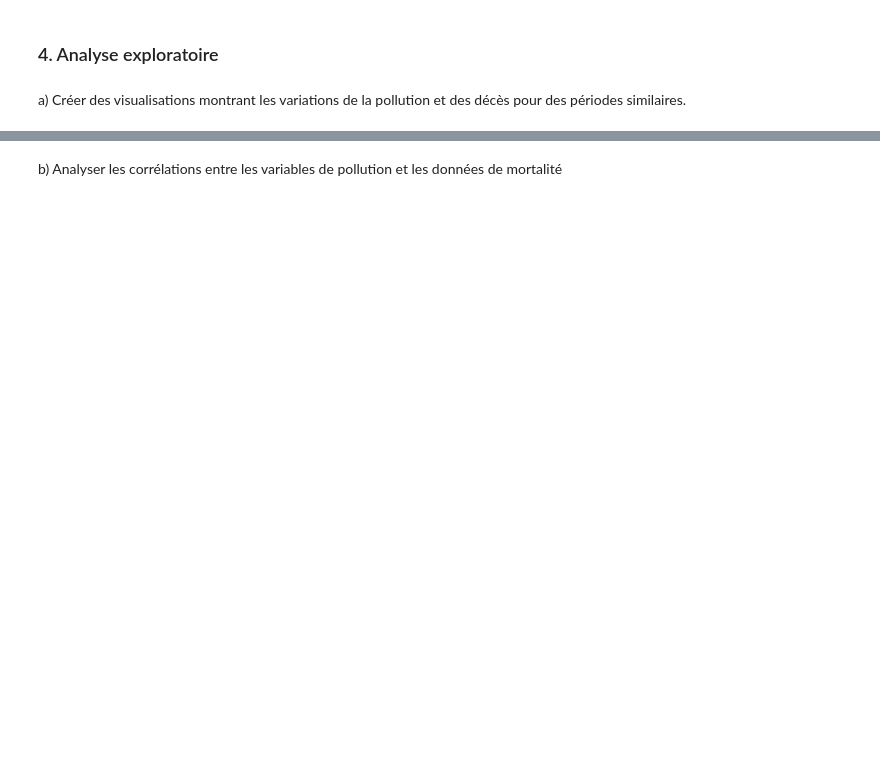
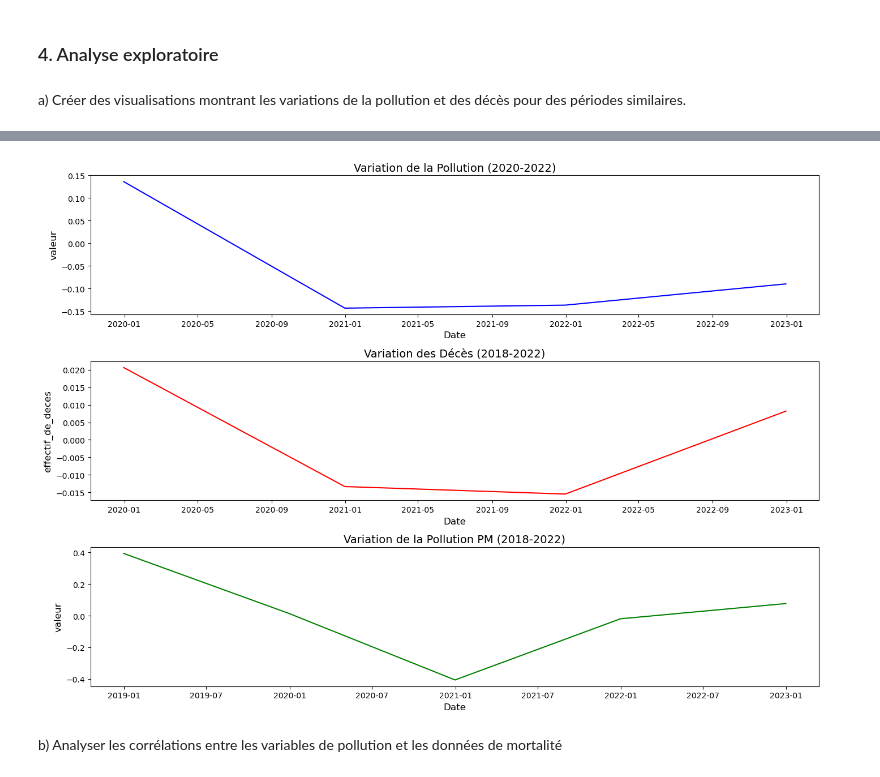
Before and after one commit to hemza1/Projet_Exploration_Donn-es, a Jupyter notebook: Projet_ED.ipynb, the cells around one changed output, grey strips where cells are left out. Saved outputs shown, nothing was run; the diff lists cells and outputs as text; code cells hidden in the pictures; blank space fills up the shorter version.

```diff
--- a/Projet_ED.ipynb
+++ b/Projet_ED.ipynb
@@ -650,10 +834,16 @@ print(df_mort)
 # %%
 
-numerical_columns = df_PM.select_dtypes(include=['float64', 'int64']).columns
+# Sélectionner toutes les colonnes numériques, sauf 'année'
+numerical_columns_PM = df_PM.select_dtypes(include=['float64', 'int64']).columns
+numerical_columns_PM = numerical_columns_PM[numerical_columns_PM != 'Année']
+
+# Initialiser le scaler
 scaler = StandardScaler()
 
-df_PM[numerical_columns] = scaler.fit_transform(df_PM[numerical_columns])
+# Normaliser toutes les colonnes numériques sauf 'année'
+df_PM[numerical_columns_PM] = scaler.fit_transform(df_PM[numerical_columns_PM])
 
+# Afficher le DataFrame après normalisation
 print(df_PM)
 # %% [output]
     Date de début         Date de fin                     Organisme  \
@@ -676,9 +882,14 @@ print(df_PM)
 # %%
+# Sélectionner toutes les colonnes numériques, sauf 'Année'
 numerical_columns = df_NO.select_dtypes(include=['float64', 'int64']).columns
+numerical_columns = numerical_columns[numerical_columns != 'Année']
 
+# Initialiser le scaler
 scaler = StandardScaler()
 
+# Normaliser toutes les colonnes numériques sauf 'Année'
 df_NO[numerical_columns] = scaler.fit_transform(df_NO[numerical_columns])
 
-print(df_NO)
+# Afficher le DataFrame après normalisation
+df_NO
 # %% [output]
@@ -704,4 +934,68 @@ print(df_NO)
 # %% [markdown]
 a) Créer des visualisations montrant les variations de la pollution et des décès pour des périodes similaires.
 # %%
+import matplotlib.pyplot as plt
+import seaborn as sns
+import pandas as pd
+
+def preprocess_and_plot(df, date_column, value_column, start_year, end_year, plot_title, color):
+    """
+    Cette fonction traite les données en fonction des paramètres donnés et génère un graphique des tendances.
+
+    Arguments :
+    - df : DataFrame à traiter
+    - date_column : colonne de la date
+    - value_column : colonne des valeurs à afficher
+    - start_year : année de début pour le filtrage
+    - end_year : année de fin pour le filtrage
+    - plot_title : titre du graphique
+    - color : couleur de la ligne du graphique
+    """
+    # Conversion de la colonne de date en datetime
+    df[date_column] = pd.to_datetime(df[date_column], format='%Y')
+
+    # Filtrage des données entre start_year et end_year
+    df_filtered = df[(df[date_column].dt.year >= start_year) & (df[date_column].dt.year <= end_year)]
+
+    # Agrégation par année
+    df_monthly = df_filtered.resample('Y', on=date_column).mean()  # Moyenne annuelle des valeurs
+
+    # Visualisation des données
+    sns.lineplot(data=df_monthly, x=df_monthly.index, y=value_column, color=color)
+    plt.title(plot_title, fontsize=14)
+    plt.xlabel('Date', fontsize=12)
+    plt.ylabel(value_column, fontsize=12)
+
+def plot_pollution_and_deaths(df_NO, df_mort, df_PM):
+    """
+    Cette fonction génère les graphiques de variation de la pollution et des décès.
+
+    Arguments :
+    - df_NO : DataFrame de pollution
+    - df_mort : DataFrame des décès
+    - df_PM : DataFrame de pollution PM
+    """
+    # Création de la figure
+    plt.figure(figsize=(14, 10))
+
+    # Pollution (df_NO)
+    plt.subplot(3, 1, 1)
+    preprocess_and_plot(df_NO, 'Année', 'valeur', 2019, 2022, 'Variation de la Pollution (2020-2022)', 'blue')
+
+ # Pollution PM (df_PM)
+    plt.subplot(3, 1, 3)
+    preprocess_and_plot(df_PM, 'Année', 'valeur', 2018, 2022, 'Variation de la Pollution PM (2018-2022)', 'green')
+
+    # Décès (df_mort)
+    plt.subplot(3, 1, 2)
+    preprocess_and_plot(df_mort, 'annee_de_deces', 'effectif_de_deces', 2018, 2022, 'Variation des Décès (2018-2022)', 'red')
+
+
+
+    # Ajuster l'affichage
+    plt.tight_layout()
+    plt.show()
+
+# Appel de la fonction pour générer les graphiques
+plot_pollution_and_deaths(df_NO, df_mort, df_PM)
 # %% [output]
@@ -721,2 +1002,3 @@ a) Créer des visualisations montrant les variations de la pollution et des déc
+[figure, added]
 # %% [markdown]
 b) Analyser les corrélations entre les variables de pollution et les données de mortalité
```
Also changed, not shown: parts of 45 cells of this notebook.
